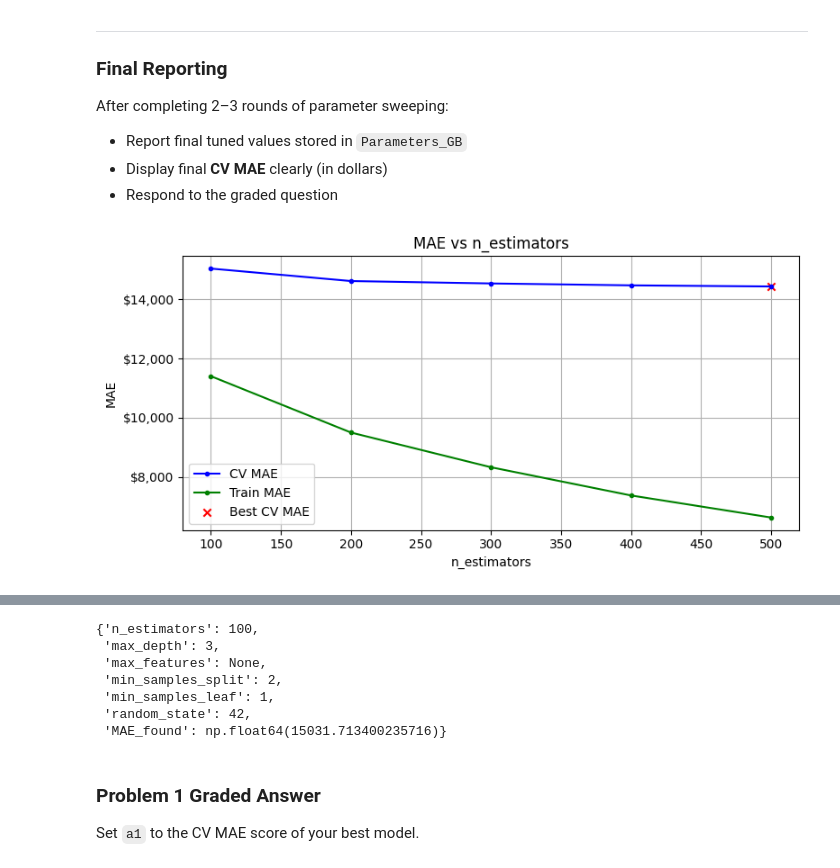
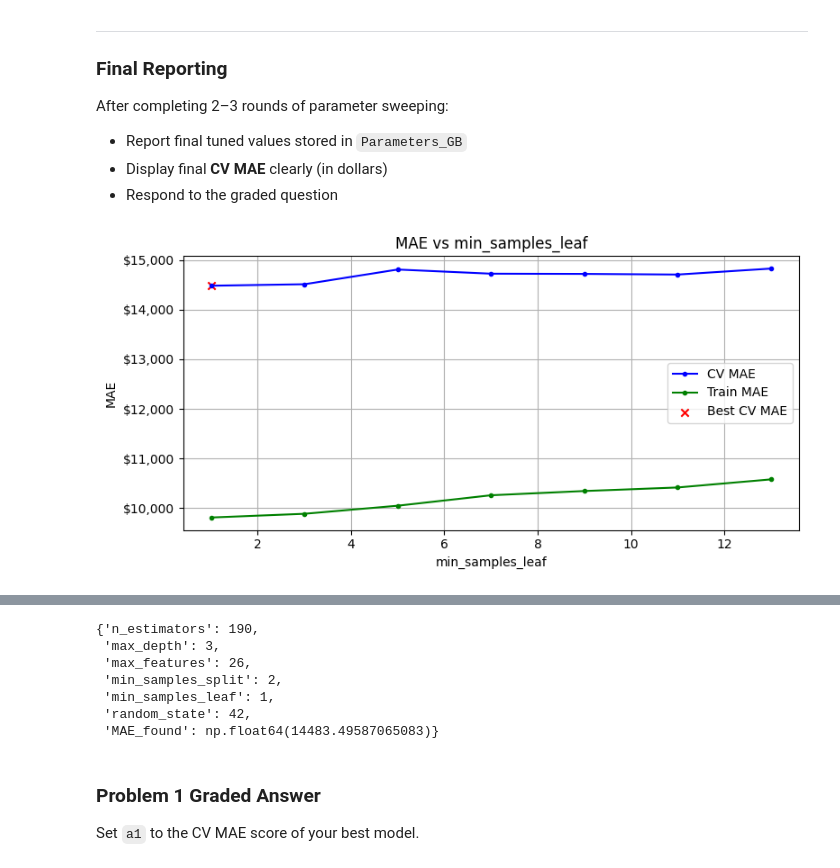
Before and after one commit to andre-bu-gitdev/ML_Fundamentals_dx603, a Jupyter notebook: Homework_07.ipynb, the cells around one changed output, grey strips where cells are left out. Cells and saved outputs as stored; diff of their text form; code cells hidden in the pictures.

```diff
--- a/Homework_07.ipynb
+++ b/Homework_07.ipynb
@@ -487,24 +504,25 @@ Params_GB = Default_Parameters_GB.copy()
+# %%
+# Min Leaves
+param = 'min_samples_leaf'
+param_input = range(1,15,2)
 # %%
 # Your code here, add as many cells as you need
 start = time.time()
-
-param = 'n_estimators'
-param_input = range(100,501,100)
 
 # Run the sweep and return the dictionary updated with the best value found in this sweep
 Params_GB = sweep_parameter(GradientBoostingRegressor,
                             Params_GB,
                             param,
                             param_input,
                             n_jobs= 4,
                             n_repeats= 1
                             )
 
 # Print out results of this sweep
 print(f"\nParameter {param} = {Params_GB[param]} MAE = ${Params_GB['MAE_found']:,.2f}\n")
 print(Params_GB)
 
 end = time.time()
 print("Elapsed Time:", format_hms(end-start))
 # %% [output]
-[figure, old version]
+[figure, new version]
@@ -517,13 +535,13 @@ Elapsed Time: 00:01:04
 # %%
 Params_GB
 # %% [output]
-{'n_estimators': 100,
+{'n_estimators': 190,
  'max_depth': 3,
- 'max_features': None,
+ 'max_features': 26,
  'min_samples_split': 2,
  'min_samples_leaf': 1,
  'random_state': 42,
- 'MAE_found': np.float64(15031.713400235716)}
+ 'MAE_found': np.float64(14483.49587065083)}
 # %% [markdown]
 ### Problem 1 Graded Answer
 
```
Also changed, not shown: parts of 7 cells of this notebook.
